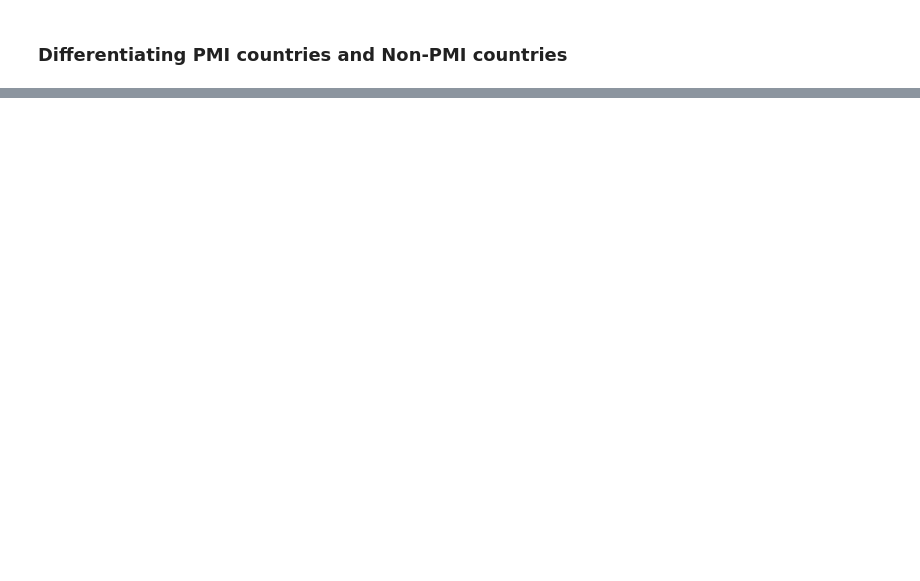
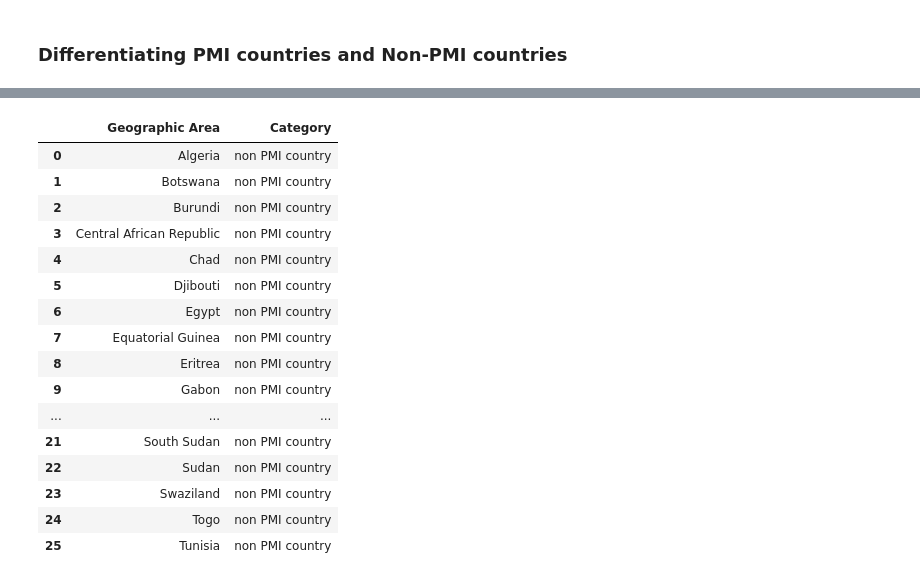
Before and after one commit to clemiblac/US_Africa_Policy, a Jupyter notebook: PMI countries vs non PMI.ipynb, the cells around one changed output, grey strips where cells are left out. Drawn from its saved outputs; the diff is of its cells as text; code cells hidden in the pictures; blank space fills up the shorter version.

```diff
--- a/PMI countries vs non PMI.ipynb
+++ b/PMI countries vs non PMI.ipynb
@@ -123,3 +272,10 @@ array(['2000', '2001', '2002', '2003', '2004', '2005', '2006', '2007',
 # %% [markdown]
 ### Differentiating PMI  countries and Non-PMI countries
+# %%
+african_countries=["Algeria","Angola","Benin","Botswana","Burkina Faso","Burundi","Cameroon","Central African Republic",
+                   "Chad","Democratic Republic of the Congo","Republic of the Congo","Ivory Coast","Djibouti","Egypt",
+                   "Equatorial Guinea","Eritrea","Swaziland","Ethiopia","Gabon","Gambia","Ghana","Guinea","Guinea Bissau",
+                   "Kenya","Lesotho","Liberia","Libya","Madagascar","Malawi","Mali", "Mauritania","Morocco","Mozambique",
+                   "Namibia","Niger","Nigeria","Rwanda","Senegal","Sierra Leone","Somalia","South Africa",
+                    "South Sudan","Sudan","Tanzania","Togo","Tunisia","Uganda","Zambia","Zimbabwe"]
 # %%
@@ -144,0 +320,23 @@ Africa_df
+# %%
+# Creating DataFrame from non-PMI countries
+non_PMI_df=pd.DataFrame(non_PMI_countries, columns=["Geographic Area"])
+non_PMI_df["Category"]="non PMI country"
+non_PMI_df
+# %% [output]
+|  | Geographic Area | Category |
+| 0 | Algeria | non PMI country |
+| 1 | Botswana | non PMI country |
+| 2 | Burundi | non PMI country |
+| 3 | Central African Republic | non PMI country |
+| 4 | Chad | non PMI country |
+| 5 | Djibouti | non PMI country |
+| 6 | Egypt | non PMI country |
+| 7 | Equatorial Guinea | non PMI country |
+| 8 | Eritrea | non PMI country |
+| 9 | Gabon | non PMI country |
+| ... | ... | ... |
+| 21 | South Sudan | non PMI country |
+| 22 | Sudan | non PMI country |
+| 23 | Swaziland | non PMI country |
+| 24 | Togo | non PMI country |
+| 25 | Tunisia | non PMI country |
```
Also changed, not shown: parts of 34 cells of this notebook, 1 other file.
